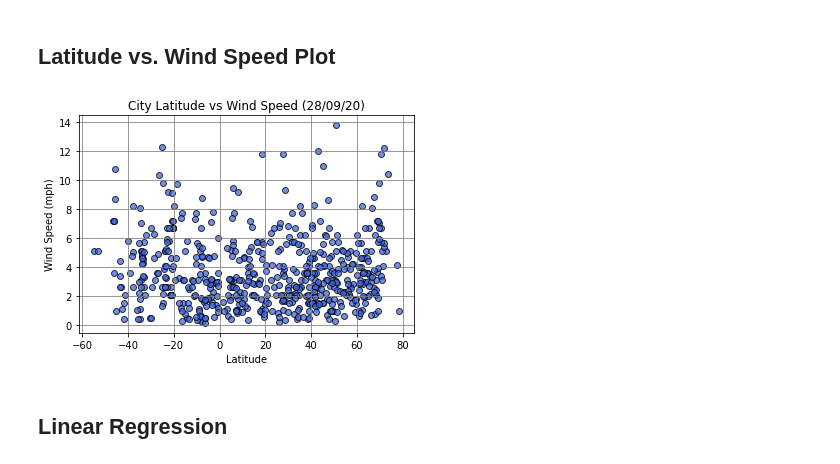
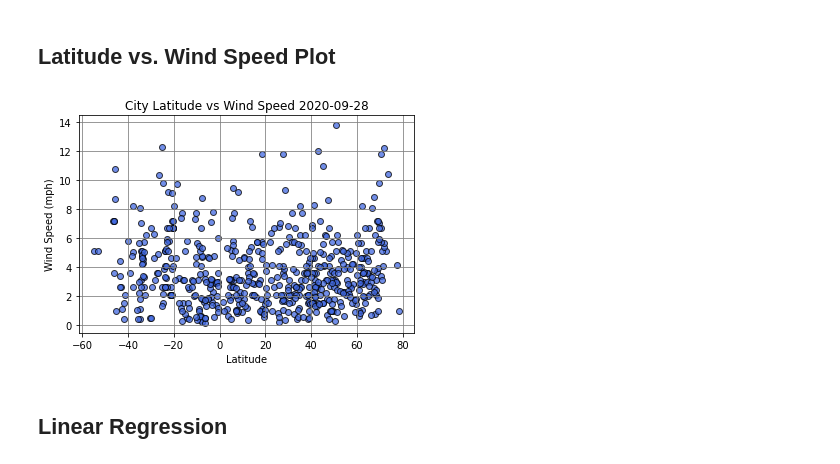
Before and after one commit to jeremychiaa/python-api-challenge, a Jupyter notebook: WeatherPy/WeatherPy.ipynb, the cells around one changed output. Cells and saved outputs as stored; diff of their text form; code cells hidden in the pictures.

```diff
--- a/WeatherPy/WeatherPy.ipynb
+++ b/WeatherPy/WeatherPy.ipynb
@@ -302,18 +306,18 @@ plt.show()
 # %%
 # Using pyplot to plot chart
 plt.scatter(weather_df["Lat"], weather_df["Wind Speed"], facecolor="royalblue", edgecolors="black", marker="o", alpha=0.75)
-plt.title("City Latitude vs Wind Speed (28/09/20)")
+plt.title(f"City Latitude vs Wind Speed {date_of_analysis}")
 plt.xlabel("Latitude")
 plt.ylabel("Wind Speed (mph)")
 plt.grid(b=True, which="major", axis="both", linestyle="-", color="grey")
 
 # Save chart as png file
 plt.savefig("./output/latitude_vs_windspeed.png")
 
 # Show chart
 plt.show()
 # %% [output]
-[figure, old version]
+[figure, new version]
 # %% [markdown]
 ## Linear Regression
 # %%
```
Also changed, not shown: parts of 5 cells of this notebook, 7 other files.
